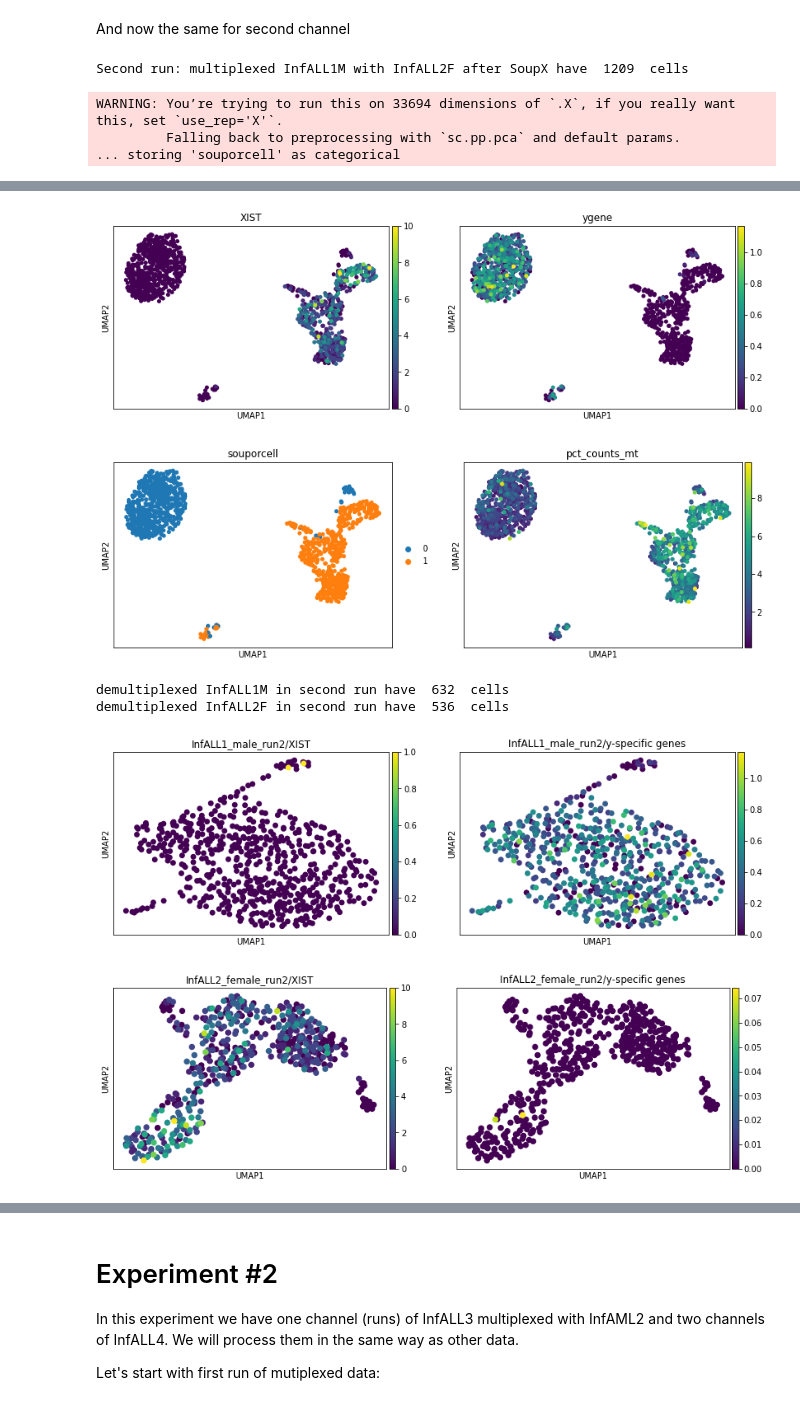
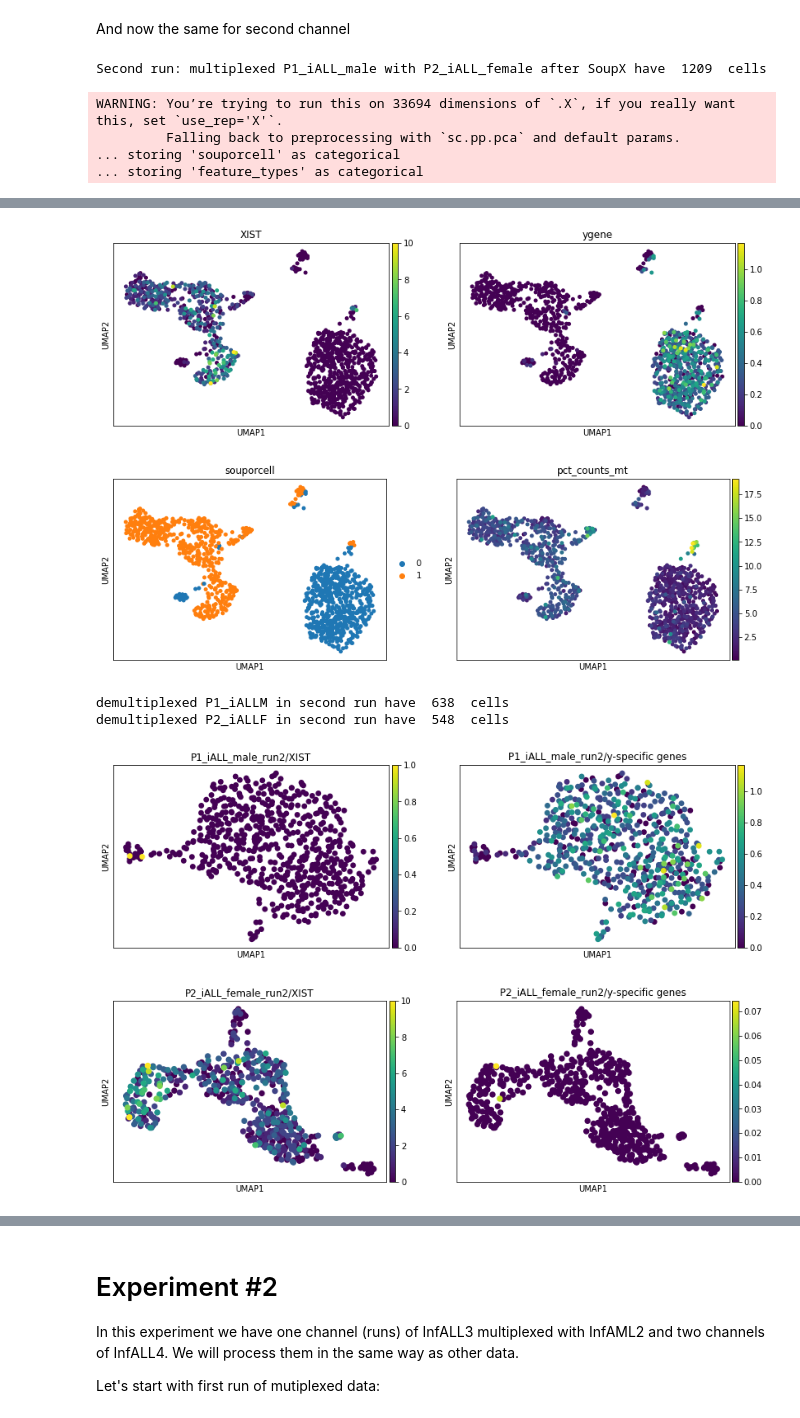
Before and after one commit to kheleon/leukemia-paper, a Jupyter notebook: Leukemia_data_analysis_final.ipynb, the cells around one changed output, grey strips where cells are left out. Saved outputs shown, nothing was run; the diff lists cells and outputs as text; code cells hidden in the pictures.

```diff
--- a/Leukemia_data_analysis_final.ipynb
+++ b/Leukemia_data_analysis_final.ipynb
@@ -93,46 +89,46 @@ demultiplexed InfALL2F in first run have  498  cells
 And now the same for second channel
 # %%
 # Read SoupX processed data
-adata2 = sc.read_10x_mtx('data/single_cell_data/SoupX_processed_counts/ALL_AML_1/InfALL1M_InfALL2F_run2_strained/', var_names='gene_symbols', cache=True)
+adata2 = sc.read_10x_mtx('data/single_cell_data/SoupX_processed_counts/ALL_AML_1/P1_iALLM_P2_iALLF_Dx_run2_strained/', var_names='gene_symbols')
 adata2.raw = adata2
-print('Second run: multiplexed InfALL1M with InfALL2F after SoupX have ', adata2.shape[0], ' cells')
+print('Second run: multiplexed P1_iALL_male with P2_iALL_female after SoupX have ', adata2.shape[0], ' cells')
 sc.pp.filter_cells(adata2, min_genes=200)
 adata2.var['mt'] = adata2.var_names.str.startswith('MT-')
 sc.pp.calculate_qc_metrics(adata2, qc_vars=['mt'], percent_top=None, log1p=False, inplace=True)
 # filter cells with mito content >20%
-adata2 = adata2[adata2.obs.pct_counts_mt<mito_cutoff].copy()
+adata2 = adata2[adata2.obs.pct_counts_mt<20].copy()
 sns.jointplot(data=adata2.obs, x="total_counts", y="n_genes_by_counts")
 sc.pp.normalize_per_cell(adata2, counts_per_cell_after=1e4)
 sc.pp.log1p(adata2)
 sc.pp.neighbors(adata2)
 sc.tl.umap(adata2)
-sorcell = pd.read_csv('data/single_cell_data/InfALL1M_InfALL2F_Dx_run2_clusters.tsv', sep = '\t', index_col=0)
+sorcell = pd.read_csv('data/single_cell_data/P1_iALLM_P2_iALLF_Dx_run2_clusters.tsv', sep = '\t', index_col=0)
 sorcell = sorcell[sorcell.status == 'singlet']
 adata2 = adata2[adata2.obs_names.isin(sorcell.index)].copy()
 
 adata2.obs['souporcell'] = sorcell.assignment
 
-# we use combination if
 adata2.obs['ygene']= np.mean(adata2[:, ['RPS4Y1', 'ZFY', 'DDX3Y', 'UTY', 'TMSB4Y', 'KDM5D', 'EIF1AY']].X, 1)
 
 sc.pl.umap(adata2, color = ['XIST', 'ygene'], ncols = 2)
 sc.pl.umap(adata2, color = ['souporcell','pct_counts_mt'])
 
-adataInfALL1Mrun2 = adata2[adata2.obs['souporcell'] == '0']
-adataInfALL2Frun2 = adata2[adata2.obs['souporcell'] == '1']
-print('demultiplexed InfALL1M in second run have ', adataInfALL1Mrun2.shape[0], ' cells')
-print('demultiplexed InfALL2F in second run have ', adataInfALL2Frun2.shape[0], ' cells')
+adataP1_iALLMrun2 = adata2[adata2.obs['souporcell'] == '0']
+adataP2_iALLFrun2 = adata2[adata2.obs['souporcell'] == '1']
+print('demultiplexed P1_iALLM in second run have ', adataP1_iALLMrun2.shape[0], ' cells')
+print('demultiplexed P2_iALLF in second run have ', adataP2_iALLFrun2.shape[0], ' cells')
 
-sc.pp.neighbors(adataInfALL1Mrun2)
-sc.tl.umap(adataInfALL1Mrun2)
+sc.pp.neighbors(adataP1_iALLMrun2)
+sc.tl.umap(adataP1_iALLMrun2)
 
-sc.pp.neighbors(adataInfALL2Frun2)
-sc.tl.umap(adataInfALL2Frun2)
+sc.pp.neighbors(adataP2_iALLFrun2)
+sc.tl.umap(adataP2_iALLFrun2)
 
-sc.pl.umap(adataInfALL1Mrun2, color = ['XIST', 'ygene'], ncols = 2, title = ['InfALL1_male_run2/XIST','InfALL1_male_run2/y-specific genes'])
-sc.pl.umap(adataInfALL2Frun2, color = ['XIST', 'ygene'], ncols = 2, title = ['InfALL2_female_run2/XIST','InfALL2_female_run2/y-specific genes'])
+sc.pl.umap(adataP1_iALLMrun2, color = ['XIST', 'ygene'], ncols = 2, title = ['P1_iALL_male_run2/XIST','P1_iALL_male_run2/y-specific genes'])
+sc.pl.umap(adataP2_iALLFrun2, color = ['XIST', 'ygene'], ncols = 2, title = ['P2_iALL_female_run2/XIST','P2_iALL_female_run2/y-specific genes'])
 # %% [output]
-Second run: multiplexed InfALL1M with InfALL2F after SoupX have  1209  cells
+Second run: multiplexed P1_iALL_male with P2_iALL_female after SoupX have  1209  cells
 WARNING: You’re trying to run this on 33694 dimensions of `.X`, if you really want this, set `use_rep='X'`.
          Falling back to preprocessing with `sc.pp.pca` and default params.
 ... storing 'souporcell' as categorical
+... storing 'feature_types' as categorical
@@ -140,7 +136,7 @@ WARNING: You’re trying to run this on 33694 dimensions of `.X`, if you really
-[figure, old version]
+[figure, new version]
-[figure, old version]
+[figure, new version]
-demultiplexed InfALL1M in second run have  632  cells
-demultiplexed InfALL2F in second run have  536  cells
+demultiplexed P1_iALLM in second run have  638  cells
+demultiplexed P2_iALLF in second run have  548  cells
-[figure, old version]
+[figure, new version]
-[figure, old version]
+[figure, new version]
 # %% [markdown]
```
Also changed, not shown: parts of 34 cells of this notebook, 7 other files.
